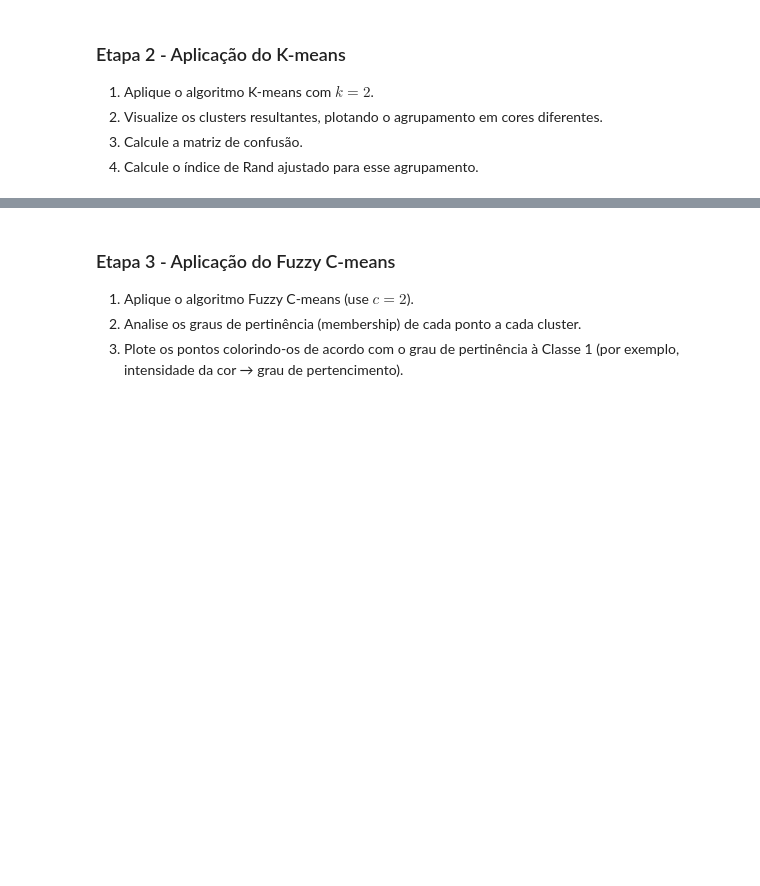
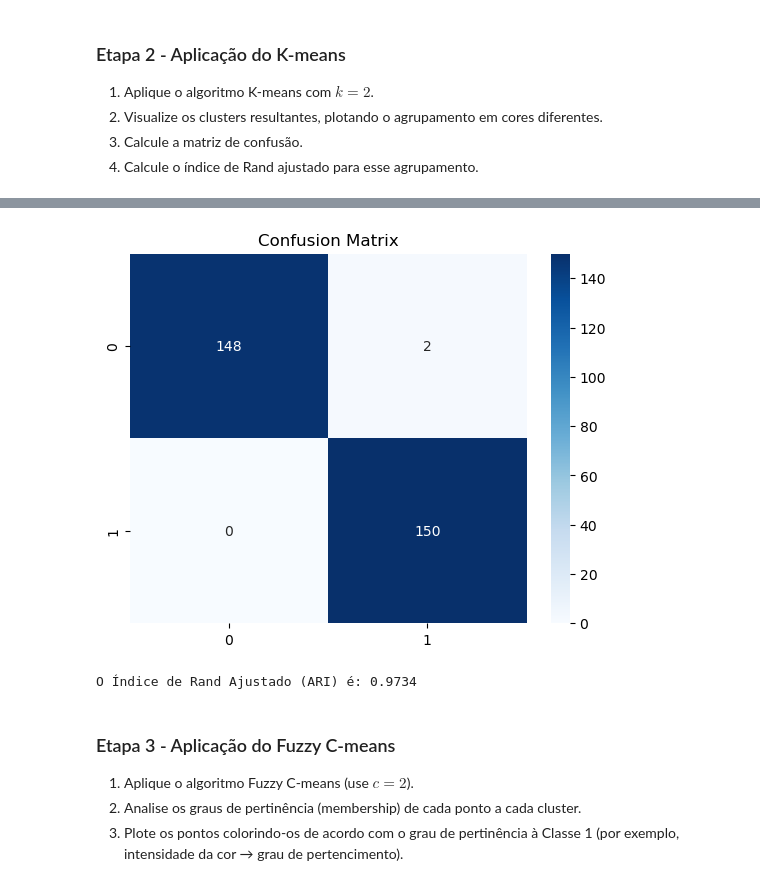
Before and after one commit to thiagoneye/master-machine_learning, a Jupyter notebook: notebooks/exercise_list.ipynb, the cells around one changed output, grey strips where cells are left out. Drawn from its saved outputs; the diff is of its cells as text; code cells hidden in the pictures; blank space fills up the shorter version.

```diff
--- a/notebooks/exercise_list.ipynb
+++ b/notebooks/exercise_list.ipynb
@@ -68,3 +95,16 @@ class_two = np.random.multivariate_normal(mu_two, cov_two, n_samples)
+# %%
+cm = confusion_matrix(class_true, class_pred)
+
+plt.figure()
+sns.heatmap(cm, fmt="d", annot=True, cmap="Blues")
+plt.title("Confusion Matrix");
+# %% [output]
+[figure, added]
+# %%
+ari = adjusted_rand_score(class_true, class_pred)
+print(f"O Índice de Rand Ajustado (ARI) é: {ari:.4f}")
+# %% [output]
+O Índice de Rand Ajustado (ARI) é: 0.9734
 # %% [markdown]
 ### Etapa 3 - Aplicação do Fuzzy C-means
 
```
Also changed, not shown: parts of 5 cells of this notebook.
